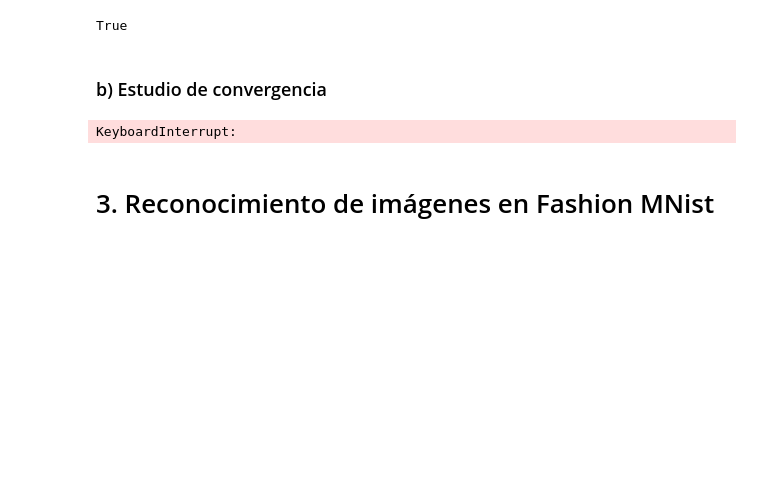
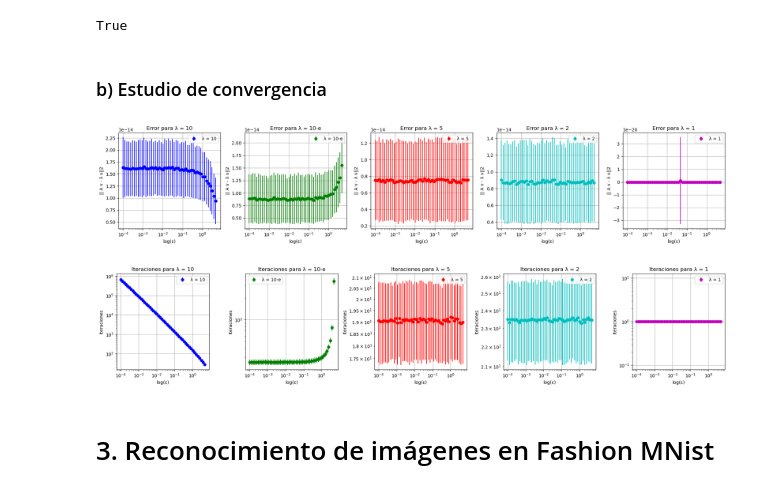
Before and after one commit to agFrenk/Metodos-TP, a Jupyter notebook: TP2/resolucion.ipynb, the cells around one changed output. Cells and saved outputs as stored; diff of their text form; code cells hidden in the pictures; blank space fills up the shorter version.

```diff
--- a/TP2/resolucion.ipynb
+++ b/TP2/resolucion.ipynb
@@ -256,7 +218,7 @@ True
 ### b) Estudio de convergencia
 # %%
 def convergencia(niter):
-    reps = range(niter)
+    reps = 1000
 
     v_epsilon = np.logspace(-4, 0.68, endpoint=True)
     eigenvalues = ["10", "10-e", "5", "2", "1"]
@@ -268,7 +230,7 @@ def convergencia(niter):
         eigen_errors = []
         eigen_niters = []
 
-        for r in reps:
+        for r in range(0, reps):
             D = np.diag([10, 10-e, 5, 2, 1]).astype(np.float64)
             v = 4*np.random.randn(D.shape[0], 1)
             v = v / np.linalg.norm(v)
@@ -303,34 +265,35 @@ def convergencia(niter):
     fig, axs = plt.subplots(nrows=1, ncols=5, figsize=(20, 4))
     for i in range(5):
         axs[i].errorbar(v_epsilon, errors_global[i], yerr=std_errors_global[i], fmt='o', label="λ = " + eigenvalues[i], color=colors[i])
         axs[i].set_title(f'Error para λ = {eigenvalues[i]}')
         axs[i].set_xlabel("log(ε)")
         axs[i].set_ylabel("|| A v - λ v||2")
         axs[i].set_xscale('log')
         axs[i].legend()
         axs[i].grid(True)
     plt.tight_layout()
     plt.savefig('error_metodo_deflacion.png')
     plt.show()
 
     # Crear subplots para iteraciones
     fig, axs = plt.subplots(nrows=1, ncols=5, figsize=(20, 4))
     for i in range(5):
         axs[i].errorbar(v_epsilon, niters_global[i], yerr=std_niters_global[i], fmt='o', label="λ = " + eigenvalues[i], color=colors[i])
         axs[i].set_title(f'Iteraciones para λ = {eigenvalues[i]}')
         axs[i].set_xlabel("log(ε)")
         axs[i].set_ylabel("Iteraciones")
         axs[i].set_xscale('log')
         axs[i].set_yscale('log')
         axs[i].legend()
         axs[i].grid(True)
     plt.tight_layout()
     plt.savefig('iteraciones_metodo_deflacion.png')
     plt.show()
 
 convergencia(1000000)
 # %% [output]
-KeyboardInterrupt:
+[figure, added]
+[figure, added]
 # %% [markdown]
 # 3. Reconocimiento de imágenes en Fashion MNist
 # %% [markdown]
```
Also changed, not shown: parts of 33 cells of this notebook, 20 other files.
